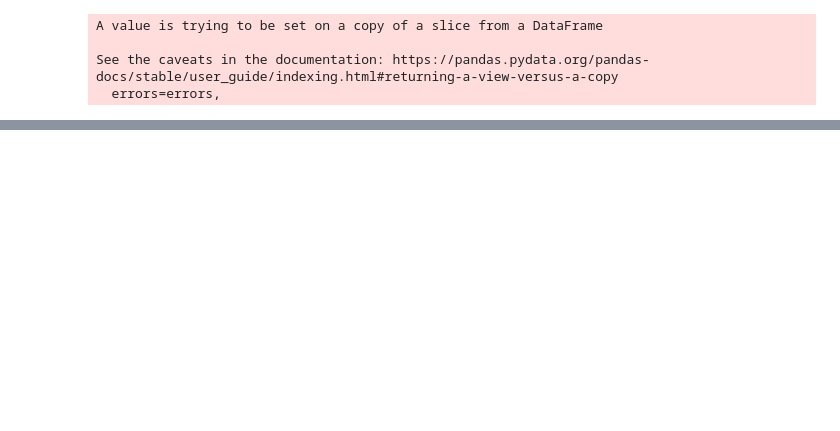
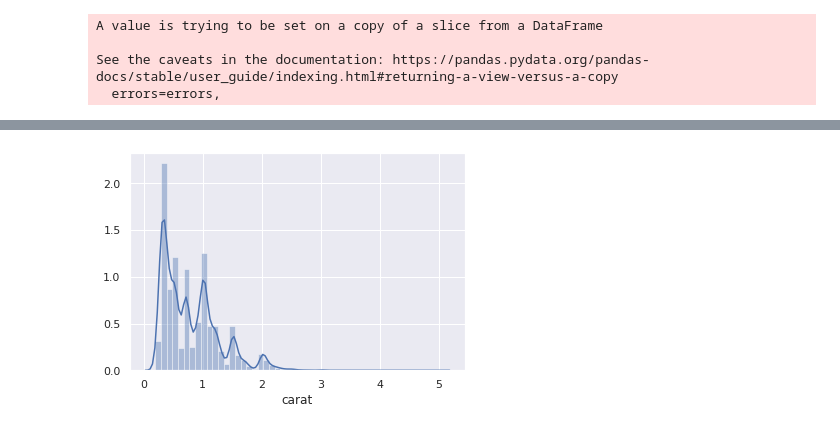
Before and after one commit to swami-gait/Foundations_of_datascience, a Jupyter notebook: FDS_WK11_DataViz.ipynb, the cells around one changed output, grey strips where cells are left out. Drawn from its saved outputs; the diff is of its cells as text; code cells hidden in the pictures; blank space fills up the shorter version.

```diff
--- a/FDS_WK11_DataViz.ipynb
+++ b/FDS_WK11_DataViz.ipynb
@@ -335,0 +372,2 @@ sns.kdeplot(y,shade=True);
+# %%
+d=sns.load_dataset('diamonds')
@@ -335,0 +410,4 @@ sns.kdeplot(y,shade=True);
+# %%
+sns.distplot(d.carat);
+# %% [output]
+[figure, added]
```
Also changed, not shown: parts of 36 cells of this notebook.
